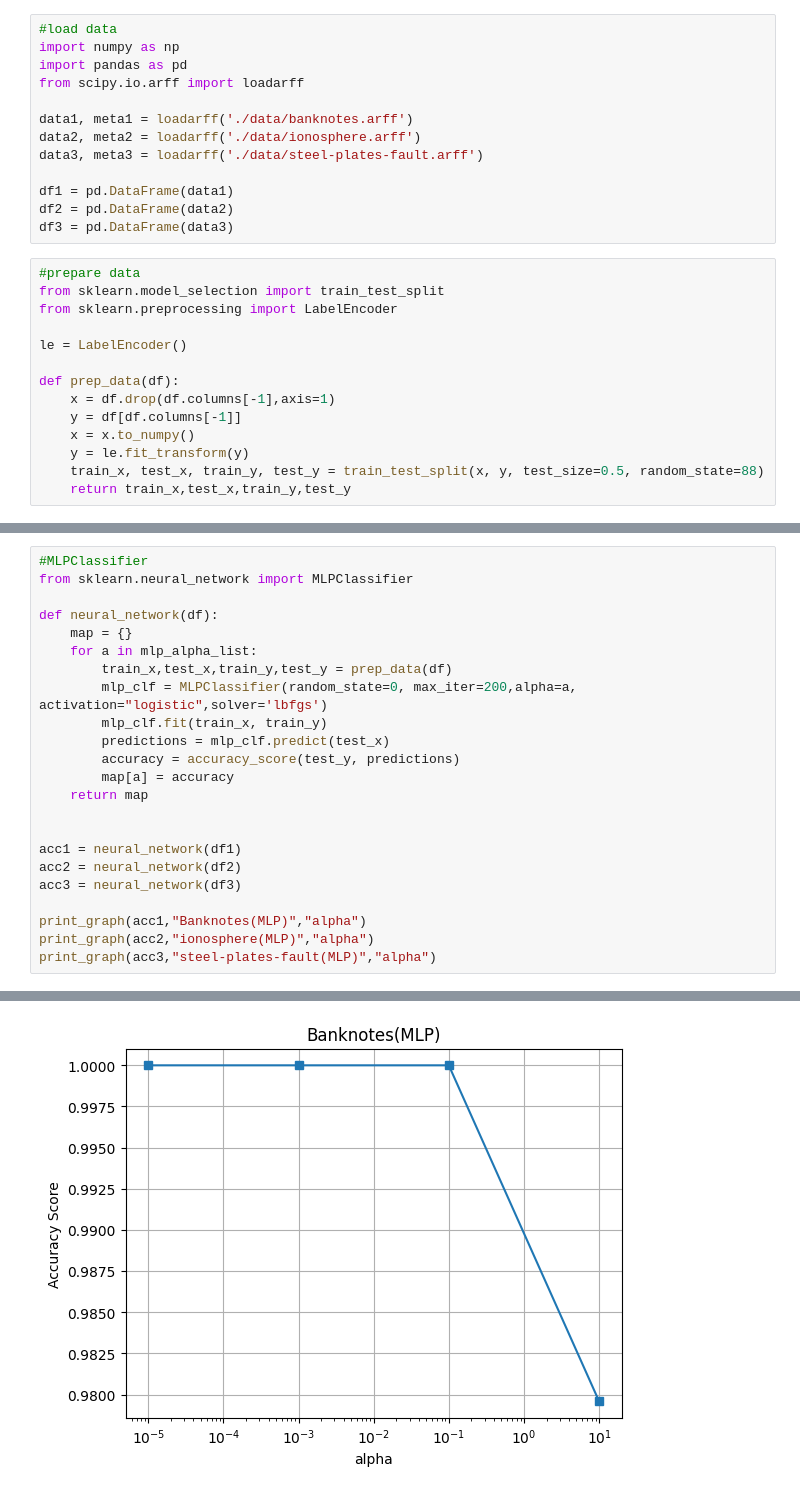
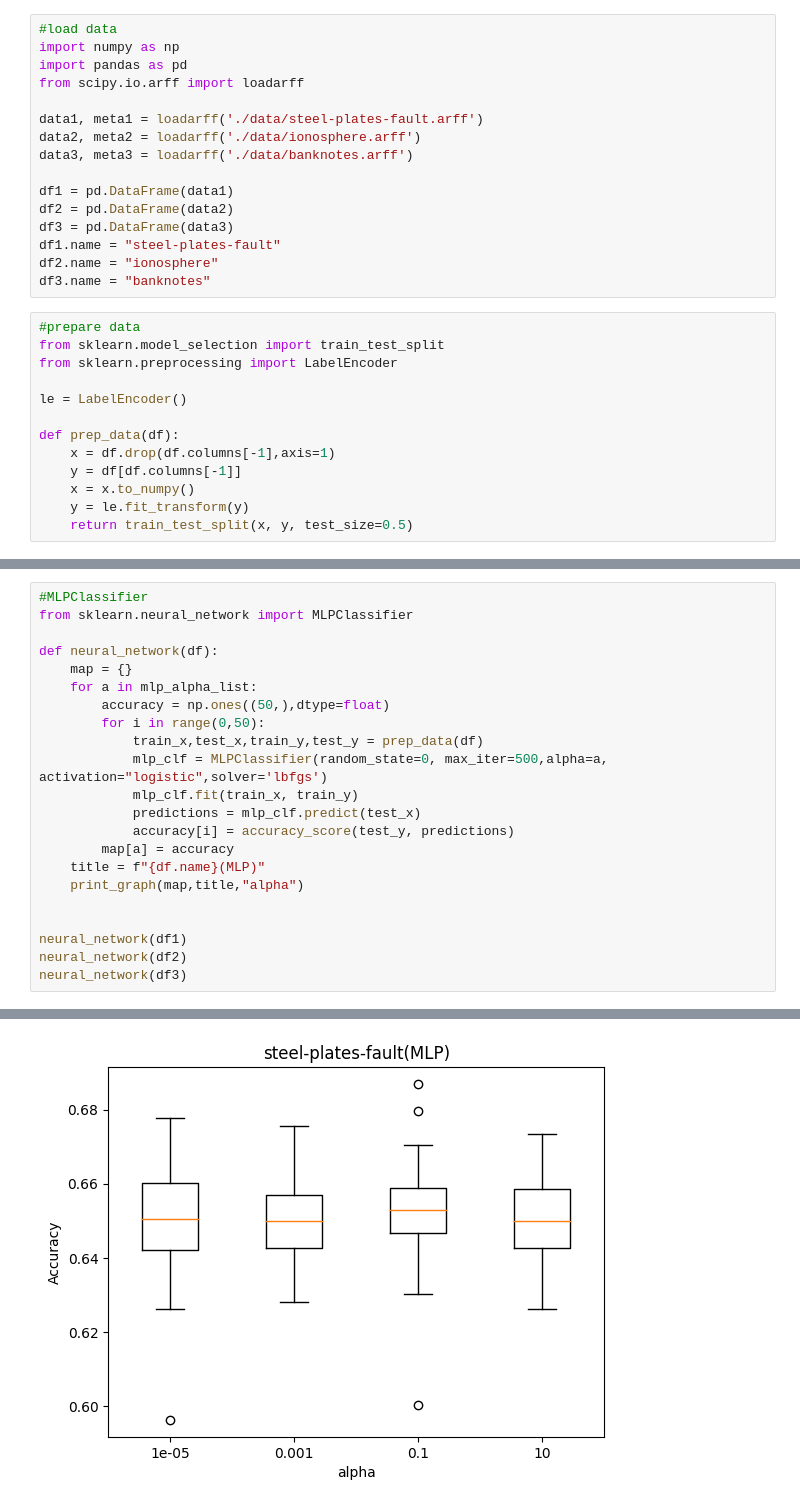
Before and after one commit to gawk2333/AIML420-project1, a Jupyter notebook: classifiers.ipynb, the cells around one changed output, grey strips where cells are left out. Cells and saved outputs as stored; diff of their text form.

```diff
--- a/classifiers.ipynb
+++ b/classifiers.ipynb
@@ -4,13 +4,16 @@ import numpy as np
 import pandas as pd
 from scipy.io.arff import loadarff
 
-data1, meta1 = loadarff('./data/banknotes.arff')
+data1, meta1 = loadarff('./data/steel-plates-fault.arff')
 data2, meta2 = loadarff('./data/ionosphere.arff')
-data3, meta3 = loadarff('./data/steel-plates-fault.arff')
+data3, meta3 = loadarff('./data/banknotes.arff')
 
 df1 = pd.DataFrame(data1)
 df2 = pd.DataFrame(data2)
 df3 = pd.DataFrame(data3)
+df1.name = "steel-plates-fault"
+df2.name = "ionosphere"
+df3.name = "banknotes"
 # %%
 #prepare data
 from sklearn.model_selection import train_test_split
@@ -23,6 +26,5 @@ def prep_data(df):
     y = df[df.columns[-1]]
     x = x.to_numpy()
     y = le.fit_transform(y)
-    train_x, test_x, train_y, test_y = train_test_split(x, y, test_size=0.5, random_state=88)
-    return train_x,test_x,train_y,test_y
+    return train_test_split(x, y, test_size=0.5)
 # %%
@@ -225,20 +226,19 @@ from sklearn.neural_network import MLPClassifier
 def neural_network(df):
     map = {}
     for a in mlp_alpha_list:
-        train_x,test_x,train_y,test_y = prep_data(df)
-        mlp_clf = MLPClassifier(random_state=0, max_iter=200,alpha=a, activation="logistic",solver='lbfgs')
-        mlp_clf.fit(train_x, train_y)
-        predictions = mlp_clf.predict(test_x)
-        accuracy = accuracy_score(test_y, predictions)
+        accuracy = np.ones((50,),dtype=float)
+        for i in range(0,50):
+            train_x,test_x,train_y,test_y = prep_data(df)
+            mlp_clf = MLPClassifier(random_state=0, max_iter=500,alpha=a, activation="logistic",solver='lbfgs')
+            mlp_clf.fit(train_x, train_y)
+            predictions = mlp_clf.predict(test_x)
+            accuracy[i] = accuracy_score(test_y, predictions)
         map[a] = accuracy
-    return map
+    title = f"{df.name}(MLP)"
+    print_graph(map,title,"alpha")
 
 
-acc1 = neural_network(df1)
-acc2 = neural_network(df2)
-acc3 = neural_network(df3)
-
-print_graph(acc1,"Banknotes(MLP)","alpha")
-print_graph(acc2,"ionosphere(MLP)","alpha")
-print_graph(acc3,"steel-plates-fault(MLP)","alpha")
+neural_network(df1)
+neural_network(df2)
+neural_network(df3)
 # %% [output]
@@ -245 +262 @@ print_graph(acc3,"steel-plates-fault(MLP)","alpha")
-[figure, old version]
+[figure, new version]
```
Also changed, not shown: parts of 9 cells of this notebook, 2 other files.
